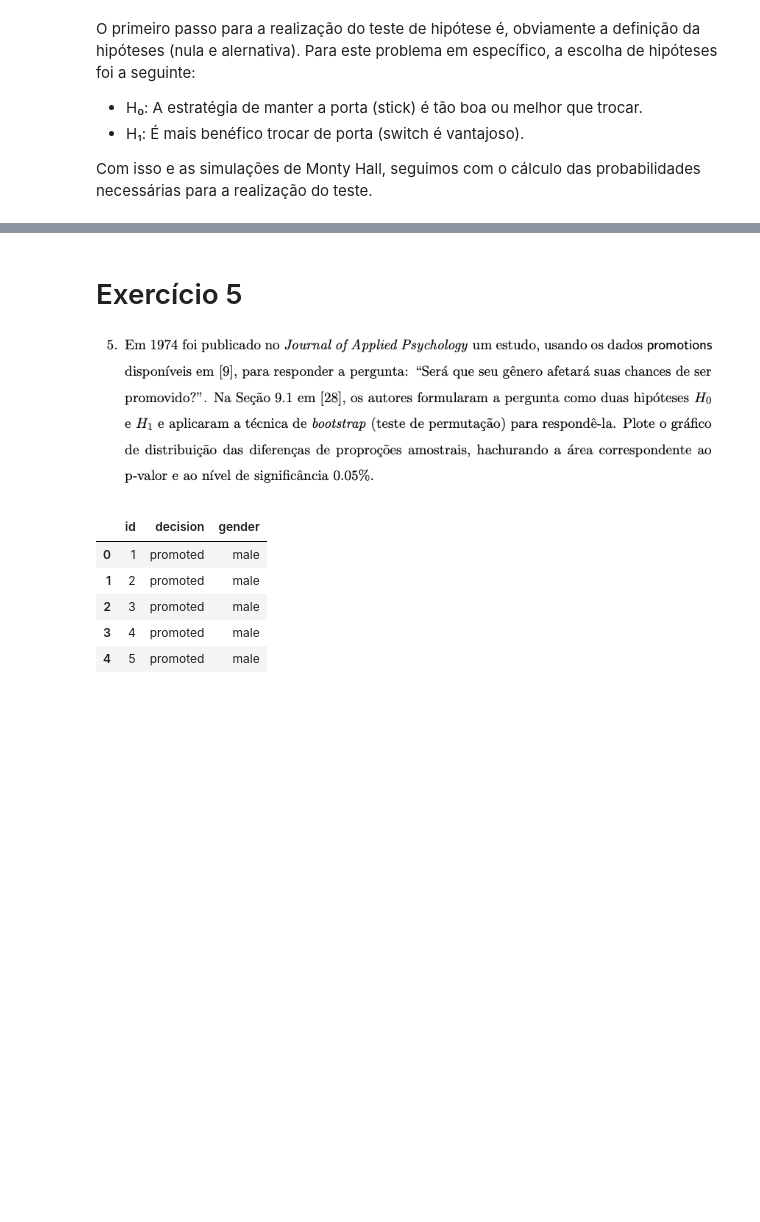
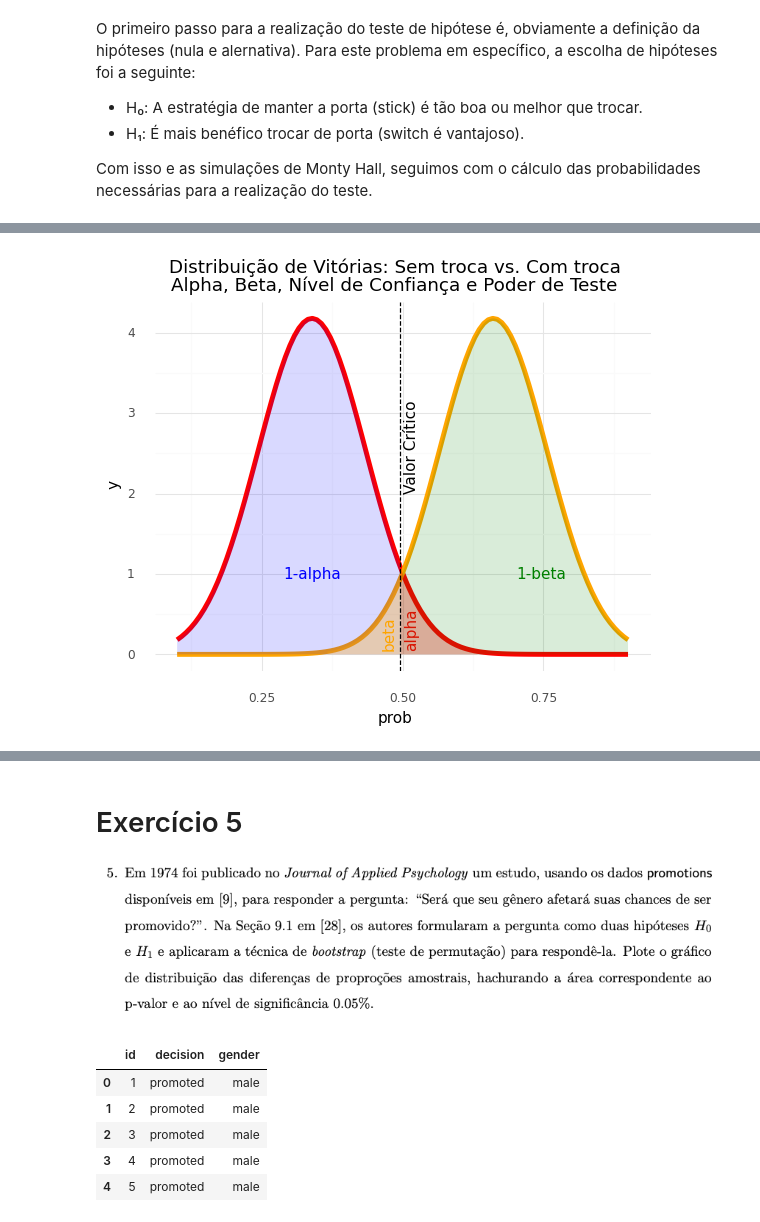
Before and after one commit to pdcos/analise_visual_ciencia_de_dados, a Jupyter notebook: participacao_9/solutions_9.ipynb, the cells around one changed output, grey strips where cells are left out. Saved outputs shown, nothing was run; the diff lists cells and outputs as text; code cells hidden in the pictures; blank space fills up the shorter version.

```diff
--- a/participacao_9/solutions_9.ipynb
+++ b/participacao_9/solutions_9.ipynb
@@ -86,8 +91,8 @@ def experimentos_mounty_hall(num_experimentos: int, num_amostras: int, troca: bo
     return np.array(vitorias)
 
 
-prob_vitorias_sem_troca = experimentos_mounty_hall(1000, 100, False)
-prob_vitorias_com_troca = experimentos_mounty_hall(1000, 100, True)
+prob_vitorias_sem_troca = experimentos_mounty_hall(1000, 30, False)
+prob_vitorias_com_troca = experimentos_mounty_hall(1000, 30, True)
 
 media_vitorias_sem_troca = np.mean(prob_vitorias_sem_troca)
 media_vitorias_com_troca = np.mean(prob_vitorias_com_troca)
@@ -158,0 +116,71 @@ O p-valor (1.7440493493836584e-12) é menor que o nível de significância (0.05
+# %%
+# Média e desvio padrão das distribuições
+mean_stick = np.mean(prob_vitorias_sem_troca)
+std_stick = np.std(prob_vitorias_sem_troca)
+
+mean_switch = np.mean(prob_vitorias_com_troca)
+std_switch = np.std(prob_vitorias_com_troca)
+
+# Definir o nível de significância (alpha)
+alpha = 0.05
+
+# Valor crítico de alpha com base na distribuição da hipótese nula (sem troca)
+z_alpha = norm.ppf(1 - alpha, mean_stick, std_stick)
+
+# Calculando beta a partir do valor crítico na hipótese alternativa (com troca)
+beta = norm.cdf(z_alpha, mean_switch, std_switch)
+
+# DataFrame contendo ambas as probabilidades
+df = pd.DataFrame({'prob_stick': prob_vitorias_sem_troca, 'prob_switch': prob_vitorias_com_troca})
+
+# Função para computar a densidade normal
+def normal_density(x, mean, std):
+    return norm.pdf(x, mean, std)
+
+# Plotando as distribuições e as regiões hachuradas
+plot = (ggplot(df) +
+        # Densidade para 'stick' (sem troca)
+        #geom_density(aes(x='prob_stick'), fill='blue', alpha=0.5) +
+        stat_function(fun=normal_density, args=(mean_stick, std_stick), color='red', size=2) +
+
+        # Densidade para 'switch' (com troca)
+        #geom_density(aes(x='prob_switch'), fill='green', alpha=0.5) +
+        stat_function(fun=normal_density, args=(mean_switch, std_switch), color='orange', size=2) +
+
+        # Hachurar a área de alpha (erro tipo I)
+        geom_area(aes(x='prob_stick'), stat='function', fun=normal_density,
+                  args=(mean_stick, std_stick), xlim=(z_alpha, np.max(df['prob_stick'])),
+                  fill='red', alpha=0.3) +
+        annotate("text", x=z_alpha + 0.02, y=0.05, label="alpha", color="red", angle=90, va="bottom") +
+
+        # Hachurar a área de 1-alpha (nível de confiança)
+        geom_area(aes(x='prob_stick'), stat='function', fun=normal_density,
+                  args=(mean_stick, std_stick), xlim=(np.min(df['prob_stick']), z_alpha),
+                  fill='blue', alpha=0.15) +
+        annotate("text", x=mean_stick , y=1, label="1-alpha", color="blue") +
+
+        # Hachurar a área de beta (erro tipo II)
+        geom_area(aes(x='prob_switch'), stat='function', fun=normal_density,
+                  args=(mean_switch, std_switch), xlim=(np.min(df['prob_switch']), z_alpha),
+                  fill='orange', alpha=0.3) +
+        annotate("text", x=z_alpha - 0.02, y=0.05, label="beta", color="orange", angle=90, va="bottom") +
+
+        #Hachurar a área de 1-beta (poder do teste)
+        geom_area(aes(x='prob_switch'), stat='function', fun=normal_density,
+                  args=(mean_switch, std_switch), xlim=(z_alpha, np.max(df['prob_switch'])),
+                  fill='green', alpha=0.15) +
+        annotate("text", x=z_alpha + 0.25, y=1, label="1-beta", color="green") +
+
+        # Linha vertical para o valor crítico de alpha
+        geom_vline(xintercept=z_alpha, linetype="dashed", color="black", size=0.5) +
+        annotate("text", x=z_alpha + 0.02, y=2, label="Valor Crítico", color="black", angle=90, va="bottom") +
+
+        # Título e tema
+        labs(title='Distribuição de Vitórias: Sem troca vs. Com troca\nAlpha, Beta, Nível de Confiança e Poder de Teste',
+             x='prob') +
+        theme_minimal())
+
+# Mostrar o gráfico
+print(plot)
+# %% [output]
+[figure, added]
```
Also changed, not shown: parts of 11 cells of this notebook.
